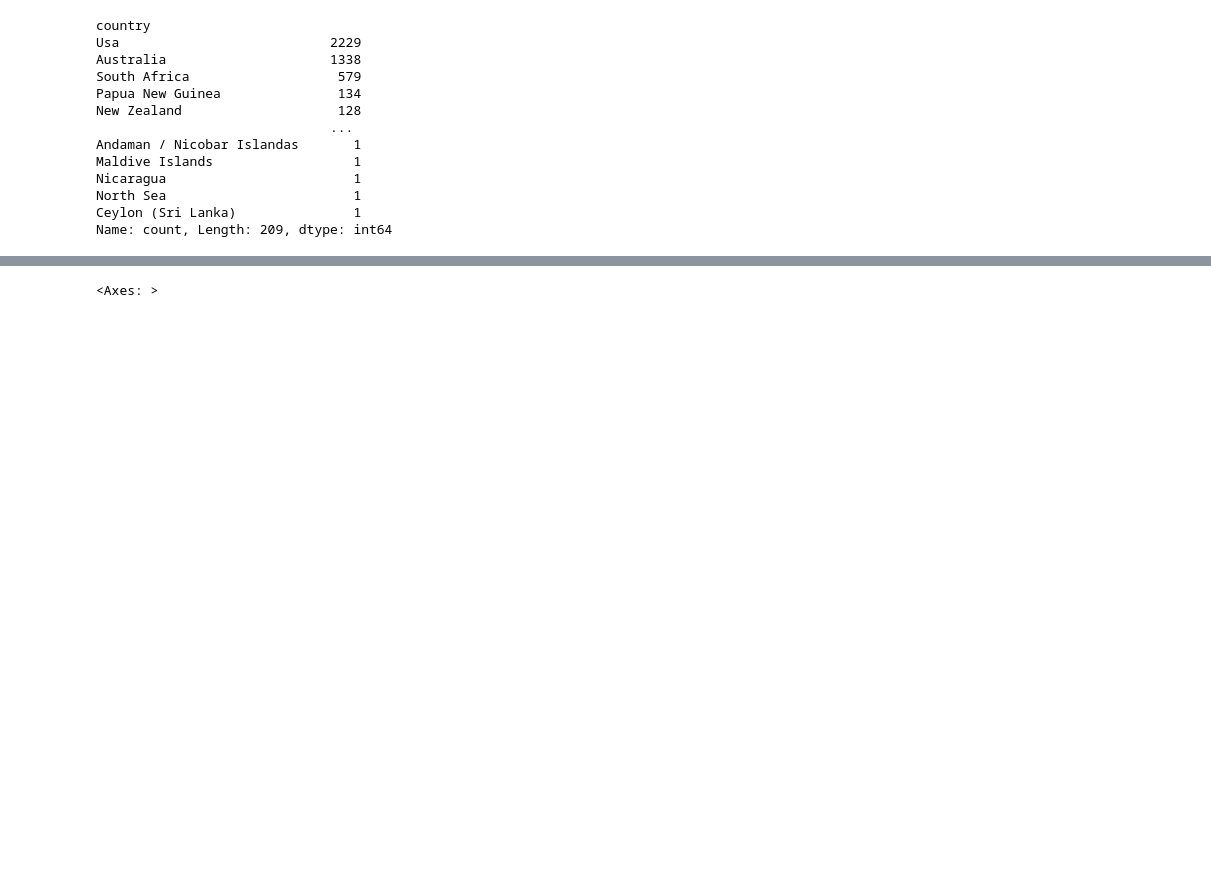
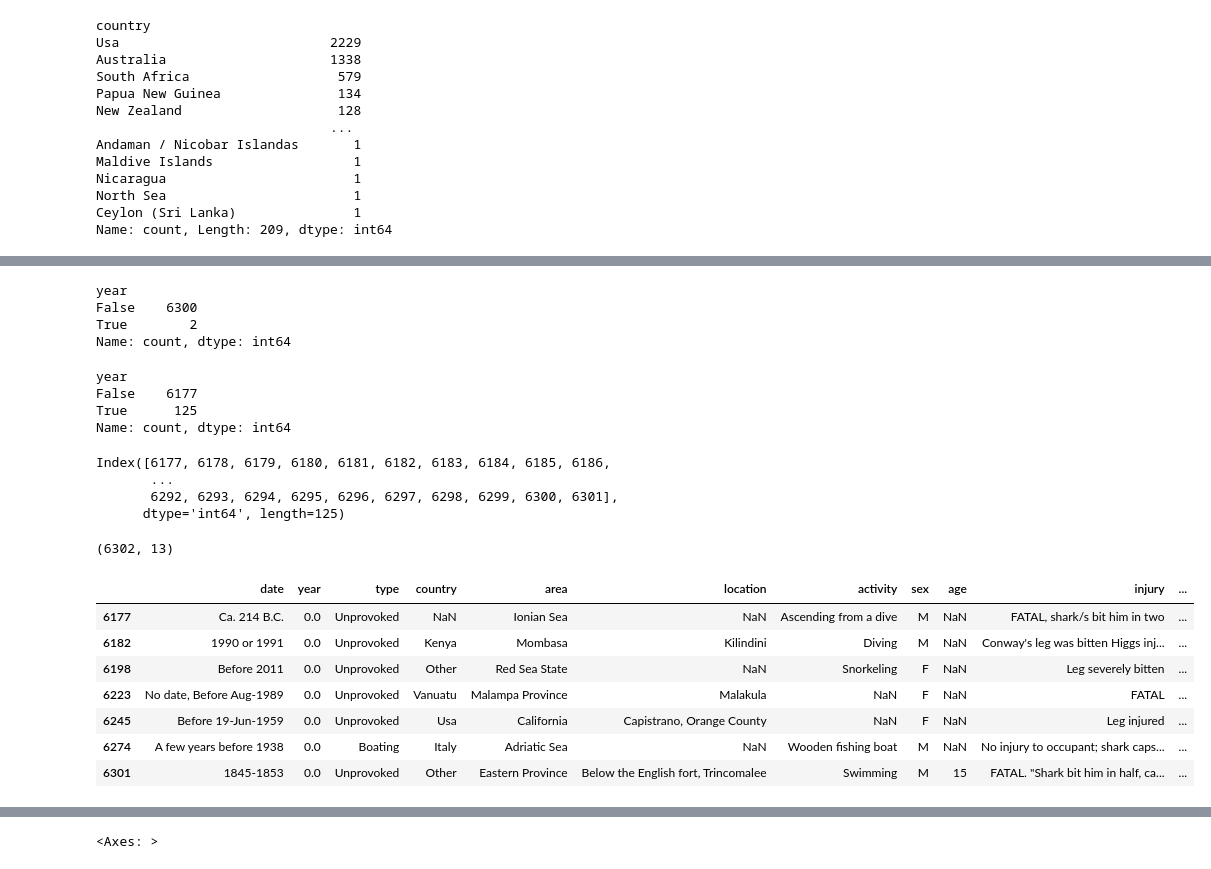
Before and after one commit to FILET81/Shark-Attack, a Jupyter notebook: Project-1.ipynb, the cells around one changed output, grey strips where cells are left out. Drawn from its saved outputs; the diff is of its cells as text; code cells hidden in the pictures; blank space fills up the shorter version.

```diff
--- a/Project-1.ipynb
+++ b/Project-1.ipynb
@@ -271,6 +277,7 @@ Name: country, Length: 6302, dtype: object
 # %%
 # data cleaning - renaming
 # country names
+country_sharks = sharks_copy_cleaned["country"]
 country_sharks.unique()
 # %% [output]
 array(['Usa', 'Australia', 'Mexico', 'Brazil', 'England', 'South Africa',
@@ -318,3 +324,14 @@ Nicaragua                        1
 North Sea                        1
 Ceylon (Sri Lanka)               1
 Name: count, Length: 209, dtype: int64
+# %%
+country_sharks_counts = country_sharks.value_counts()
+
+threshold = 10
+count_mask = country_sharks_counts[country_sharks_counts < threshold].index   # value counts is a series, and all series have an index
+# series = indexed/labeled list!!!
+mask_dict = {}         # creating a dictionary for those countries with a count < threshold of 10, and assing "Other"
+for x in count_mask.tolist():
+    mask_dict[x] = "Other"
+
+mask_dict
@@ -321,12 +356,9 @@ Name: count, Length: 209, dtype: int64
 # %%
 # data cleaning - renaming
-# country names
-#country_sharks_counts = country_sharks.value_counts()
+# country names -- replacing such country names below the above dictionary threshold for "Other"
+sharks_copy_cleaned["country"] = sharks_copy_cleaned["country"].replace(mask_dict)
 
-#threshold = 10
-#count_mask = country_sharks_counts[country_sharks_counts < threshold].index
-
-#sharks_copy_cleaned["country"] = sharks_copy_cleaned["country"].replace(count_mask, "Other")
+sharks_copy_cleaned["country"].value_counts()
 # %% [output]
 A value is trying to be set on a copy of a slice from a DataFrame.
 Try using .loc[row_indexer,col_indexer] = value instead
@@ -335,0 +409,9 @@ See the caveats in the documentation: https://pandas.pydata.org/pandas-docs/stab
+# %%
+# data cleaning - renaming
+# type - renaming of some outputs to have it all aligned/grouped with the same name
+
+type_dict = { "Boat": "Boating",
+              "Questionable": "Boating",
+              "Boatomg": "Boating"}
+
+sharks_copy_cleaned["type"] = sharks_copy_cleaned["type"].replace(type_dict)
@@ -335,0 +443,43 @@ See the caveats in the documentation: https://pandas.pydata.org/pandas-docs/stab
+# %%
+# data cleaning - renaming
+# year - check for NaN values
+sharks_copy_cleaned["year"].isna().value_counts()     # possibility to use .sum() too
+# %% [output]
+year
+False    6300
+True        2
+Name: count, dtype: int64
+# %%
+# data cleaning - renaming
+# year - check for values = 0
+sharks_copy_cleaned["year"].eq(0).value_counts()     # possibility to use .sum() too
+# %% [output]
+year
+False    6177
+True      125
+Name: count, dtype: int64
+# %%
+# data cleaning - renaming
+# year - check for position for values = 0
+zero_year_positions = sharks_copy_cleaned[sharks_copy_cleaned["year"].eq(0)].index
+zero_year_positions
+# %% [output]
+Index([6177, 6178, 6179, 6180, 6181, 6182, 6183, 6184, 6185, 6186,
+       ...
+       6292, 6293, 6294, 6295, 6296, 6297, 6298, 6299, 6300, 6301],
+      dtype='int64', length=125)
+# %%
+sharks_copy_cleaned.shape
+# %% [output]
+(6302, 13)
+# %%
+sharks_copy_cleaned.loc[[6177, 6182, 6198, 6223, 6245, 6274, 6301]]     # check data for some of the above index list
+# %% [output]
+|  | date | year | type | country | area | location | activity | sex | age | injury | ... |
+| 6177 | Ca. 214 B.C. | 0.0 | Unprovoked | NaN | Ionian Sea | NaN | Ascending from a dive | M | NaN | FATAL, shark/s bit him in two | ... |
+| 6182 | 1990 or 1991 | 0.0 | Unprovoked | Kenya | Mombasa | Kilindini | Diving | M | NaN | Conway's leg was bitten Higgs inj... | ... |
+| 6198 | Before 2011 | 0.0 | Unprovoked | Other | Red Sea State | NaN | Snorkeling | F | NaN | Leg severely bitten | ... |
+| 6223 | No date, Before Aug-1989 | 0.0 | Unprovoked | Vanuatu | Malampa Province | Malakula | NaN | F | NaN | FATAL | ... |
+| 6245 | Before 19-Jun-1959 | 0.0 | Unprovoked | Usa | California | Capistrano, Orange County | NaN | F | NaN | Leg injured | ... |
+| 6274 | A few years before 1938 | 0.0 | Boating | Italy | Adriatic Sea | NaN | Wooden fishing boat | M | NaN | No injury to occupant; shark caps... | ... |
+| 6301 | 1845-1853 | 0.0 | Unprovoked | Other | Eastern Province | Below the English fort, Trincomalee | Swimming | M | 15 | FATAL. "Shark bit him in half, ca... | ... |
```
Also changed, not shown: parts of 12 cells of this notebook, 1 other file.
